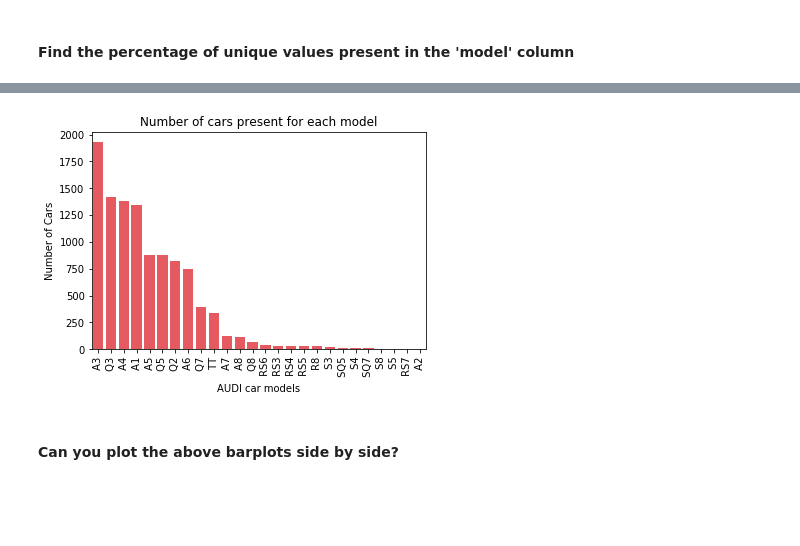
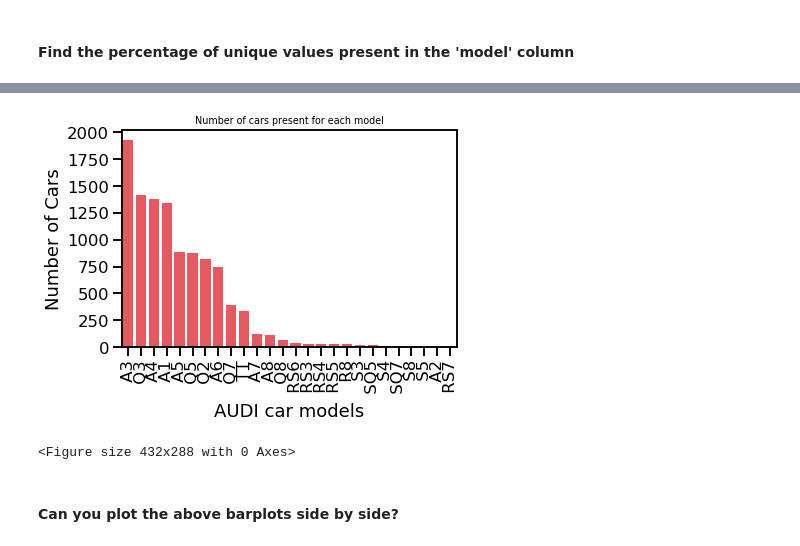
Before and after one commit to tasnimmuna2610/audi_used_car_analysis, a Jupyter notebook: audi_used_car_EDA.ipynb, the cells around one changed output, grey strips where cells are left out. Cells and saved outputs as stored; diff of their text form; code cells hidden in the pictures; blank space fills up the shorter version.

```diff
--- a/audi_used_car_EDA.ipynb
+++ b/audi_used_car_EDA.ipynb
@@ -37,6 +9,7 @@ import pandas as pd
 import numpy as np
 import matplotlib.pyplot as plt
 import seaborn as sns
+sns.set_context('talk')
 # %% [markdown]
 #### Read a csv file as pandas DataFrame
 # %%
@@ -303,12 +298,15 @@ display(count_models)
 # %%
 sns.barplot(x='model', y='No_of_cars', data=count_models, color='#FC0210', alpha=0.75)
+sns.set_context('paper')
 plt.title("Number of cars present for each model")
 plt.xlabel("AUDI car models")
 plt.ylabel("Number of Cars")
 plt.xticks(rotation=90)
 plt.show()
+plt.tight_layout()
 # %% [output]
-[figure, old version]
+[figure, new version]
+<Figure size 432x288 with 0 Axes>
 # %% [markdown]
 #### Can you plot the above barplots side by side?
 # %%
```
Also changed, not shown: parts of 38 cells of this notebook.
